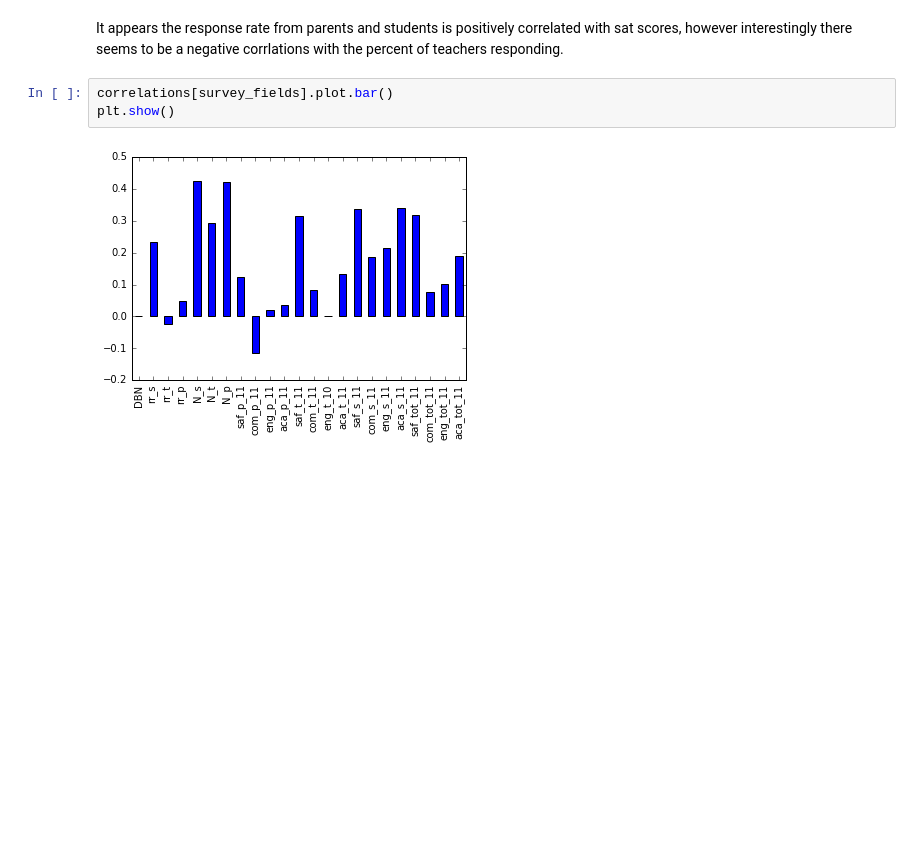
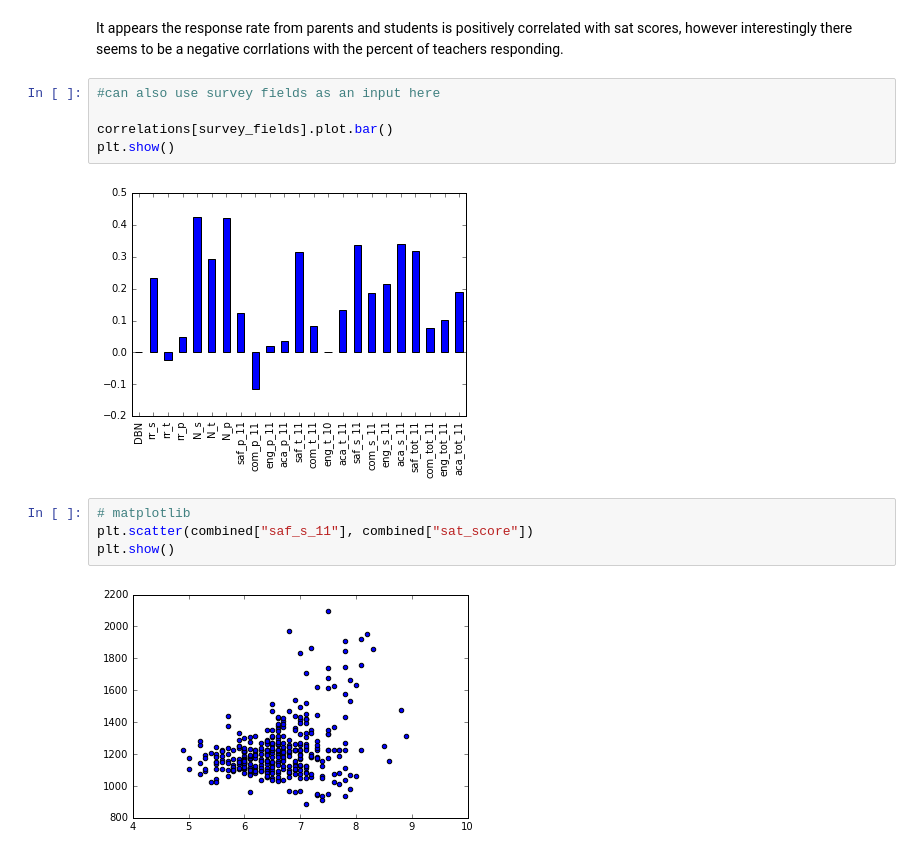
Before and after one commit to mtjdotcom/2017-Data-Challenges, a Jupyter notebook: notebooks/NYC_schools_dq_start.ipynb, the cells around one changed output. Drawn from its saved outputs; the diff is of its cells as text; blank space fills up the shorter version.

```diff
--- a/notebooks/NYC_schools_dq_start.ipynb
+++ b/notebooks/NYC_schools_dq_start.ipynb
@@ -189,7 +190,15 @@ plt.show()
 # %% [markdown]
 It appears the response rate from parents and students is positively correlated with sat scores, however interestingly there seems to be a negative corrlations with the percent of teachers responding.
 # %%
+#can also use survey fields as an input here
+
 correlations[survey_fields].plot.bar()
 plt.show()
 # %% [output]
 [figure]
+# %%
+# matplotlib
+plt.scatter(combined["saf_s_11"], combined["sat_score"])
+plt.show()
+# %% [output]
+[figure, added]
```
Also changed, not shown: parts of 9 cells of this notebook.
